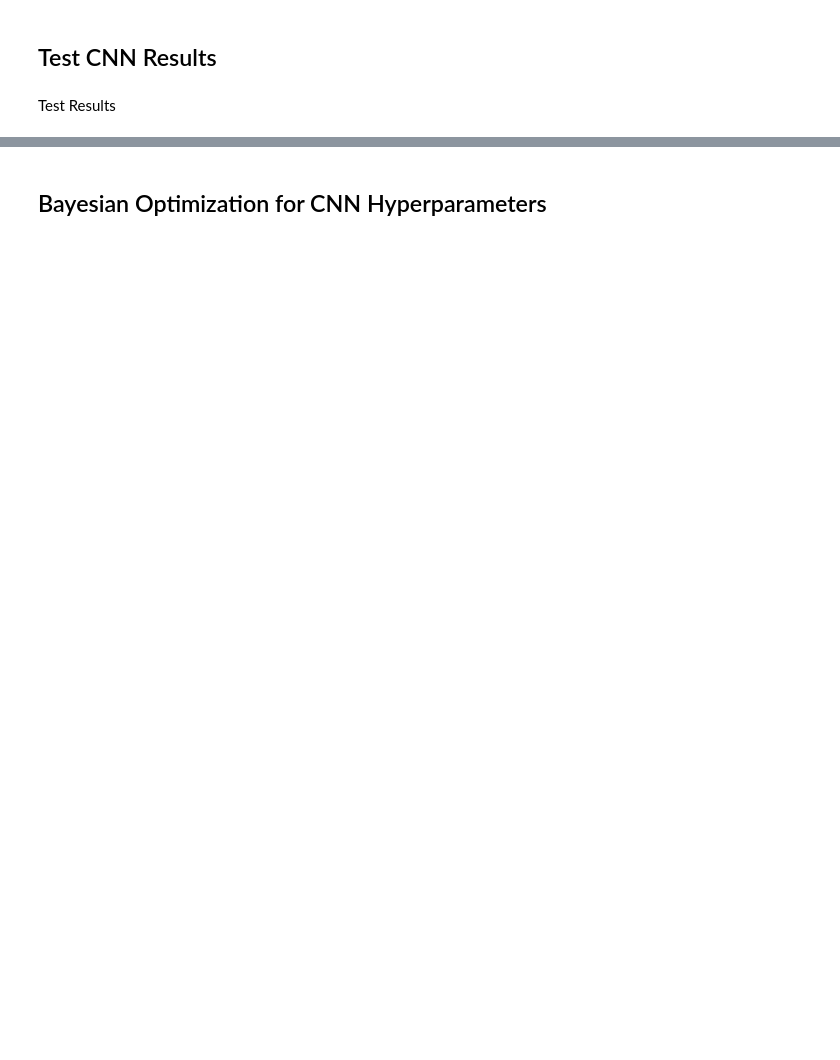
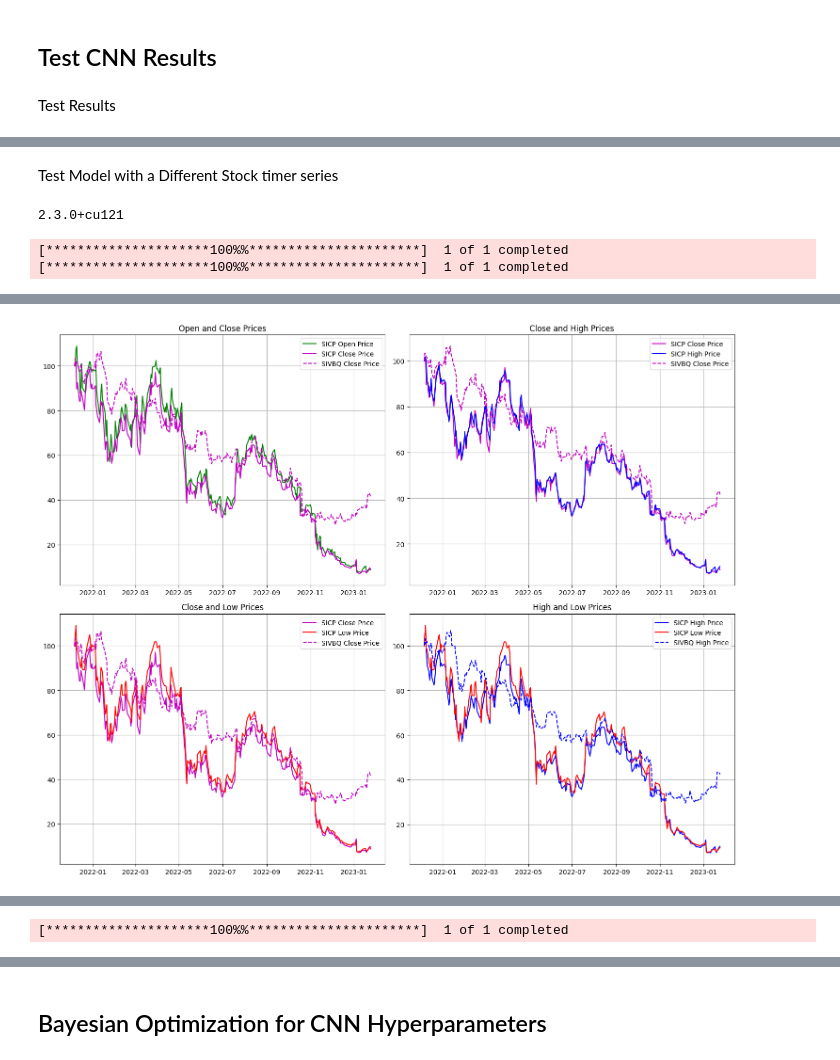
Before and after one commit to sergiosolorzano/financial-asset-gap-risk-nn-prediction, a Jupyter notebook: CNN-share-price-prediction/X-Channel-Images-Project/project_2_channel.ipynb, the cells around one changed output, grey strips where cells are left out. Saved outputs shown, nothing was run; the diff lists cells and outputs as text; code cells hidden in the pictures; blank space fills up the shorter version.

Commit message:
refactor helper func

```diff
--- a/CNN-share-price-prediction/X-Channel-Images-Project/project_2_channel.ipynb
+++ b/CNN-share-price-prediction/X-Channel-Images-Project/project_2_channel.ipynb
@@ -1223,3 +706,81 @@ output_string = (f"Accuracy 2dp: {accuracy[0]}%\n"
                  f"Accuracy 1dp: {accuracy[1]}%\n")
 
 Scenario_Log(output_string)
+# %% [markdown]
+Test Model with a Different Stock timer series
+# %%
+#set size from inputs to use as testing: 1 for all
+time_series_used_to_test = 1.0
+test_size = time_series_used_to_test
+
+#test_stock_ticker = 'MSFT'
+test_stock_ticker = 'SICP'
+index_ticker = 'SIVBQ'
+#index_ticker = '^SP500-40'
+
+#close price time period
+start_date = '2021-12-05'
+#start_date = '2021-10-01'
+#end_date = '2023-12-02'
+#end_date = '2022-02-15'
+end_date = '2023-01-25'
+# %%
+%run ./helper_functions/plot_data.ipynb
+#load model
+PATH = f'./model_scen_{0}_full.pth'
+net = Load_Full_Model(PATH)
+
+#import stock dataset
+stock_dataset_df = import_dataset(test_stock_ticker, start_date, end_date)
+
+#plot data
+compare_stocks(index_ticker,test_stock_ticker,stock_dataset_df, start_date, end_date)
+
+#Generate images from dataset
+#cols_used = ["Open", "High", "Low", "Close"]
+cols_used = ["Open", "High"]
+cols_used_count = sum(column_name in cols_used for column_name in stock_dataset_df.columns)
+feature_image_dataset_list, feature_price_dataset_list, feature_label_dataset_list = generate_multiple_feature_images(stock_dataset_df, cols_used, image_size=gaf_img_sz, method=gaf_method, sample_range=sample_range)
+#print("image data",feature_image_dataset_list,"labels",feature_label_dataset_list)
+
+#images to list and squeeze
+images_array = data_to_array(feature_image_dataset_list)
+labels_array = data_to_array(feature_label_dataset_list)
+#squeeze arrays
+images_array = images_array.squeeze(axis=(0, 1))
+print("len img",len(images_array),"image shape",images_array.shape)#,"prices_array[0][0]",prices_array[0][0])
+print("len label",len(labels_array),"labels shape",labels_array.shape)#,"prices_array[0][0]",prices_array[0][0])
+
+#transform to tensor
+feature_image_dataset_list_f32, labels_scaled_list_f32 = Generate_feature_image_dataset_list_f32(labels_array, images_array, gaf_img_sz)
+
+#generate data loaders
+train_loader,test_loader = Generate_Train_And_Test_Loaders(feature_image_dataset_list_f32,labels_scaled_list_f32, test_size, batch_size=batch_size)
+
+#test and report
+test_stack_input, predicted_list, actual_list, accuracy, stack_actual, stack_predicted  = Test(test_loader,net=net)
+#print("test_stack_input.shape",test_stack_input.shape,"test_stack input",test_stack_input)
+#compute correl prices
+stock_correlation_matrix(test_stock_ticker, stock_dataset_df)
+#compute correl images
+print("trained input image shape",stack_input.shape,"test input image shape",test_stack_input.shape)
+#cross_stock_image_array_correlation(test_stack_input,stack_input)
+
+#compute cross correl
+benchmark_stock_df = import_dataset(index_ticker, start_date, end_date)
+cross_stock_df_correlation(test_stock_ticker,index_ticker,stock_dataset_df, benchmark_stock_df)
+
+#scatter stock inputs vs benchmark
+scatter_diagram_onevar(test_stack_input)
+
+#scatter actual vs predicted
+scatter_diagram_twovar(test_stock_ticker,train_stock_ticker,test_stack_input, stack_input)
+
+#compute stats
+error_stats = compute_error_stats(stack_actual, stack_predicted)
+for key, value in error_stats.items():
+    print(f'{key}: {value}\n')
+# %% [output]
+2.3.0+cu121
+[*********************100%%**********************]  1 of 1 completed
+[*********************100%%**********************]  1 of 1 completed
@@ -1225,0 +799 @@ Scenario_Log(output_string)
+[figure, added]
@@ -1225,0 +814 @@ Scenario_Log(output_string)
+[*********************100%%**********************]  1 of 1 completed
```
Also changed, not shown: parts of 41 cells of this notebook, 13 other files.
